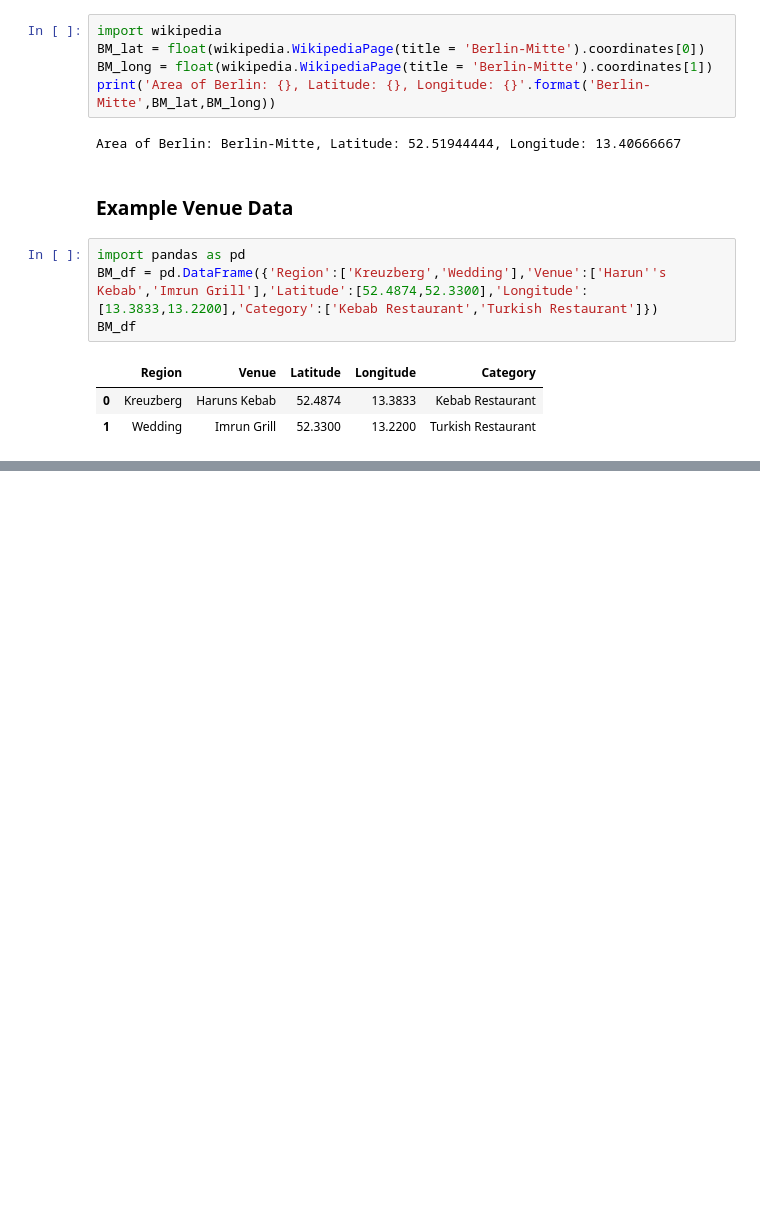
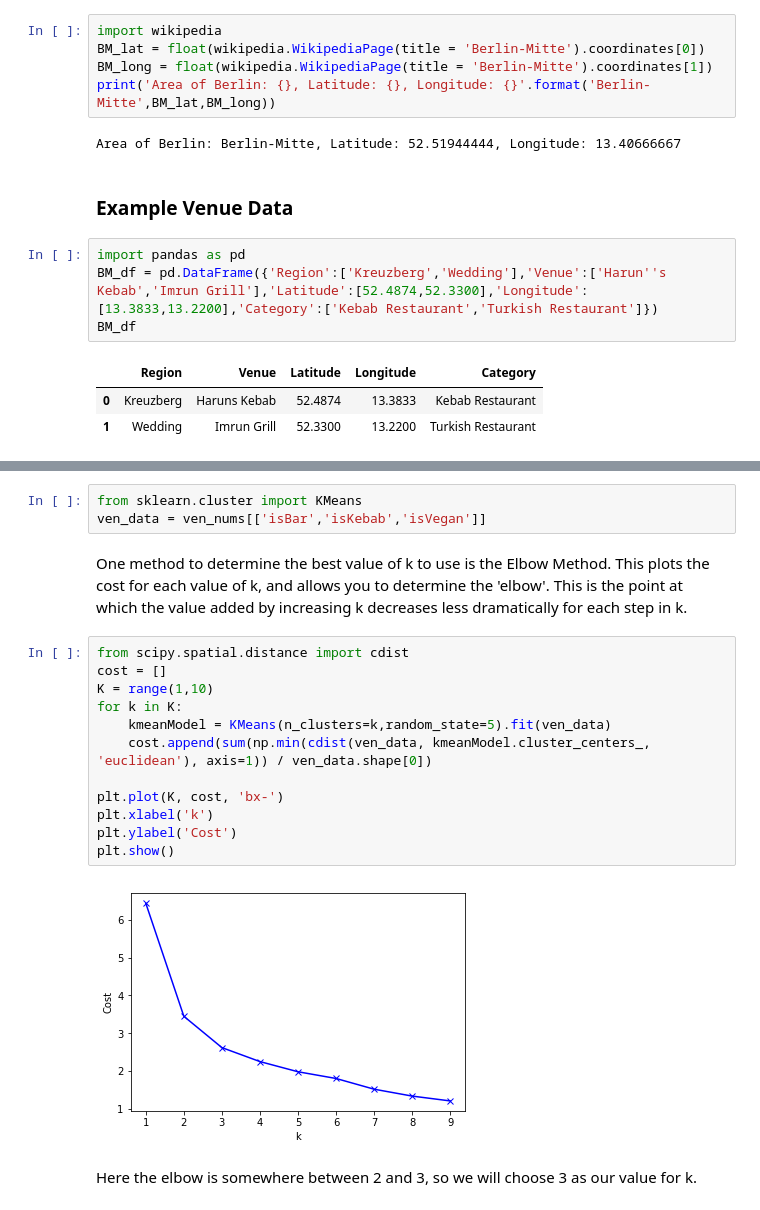
Before and after one commit to JSHoare/DS_Pro_Cap, a Jupyter notebook: Meat-Free Kebab Location Report.ipynb, the cells around one changed output, grey strips where cells are left out. Drawn from its saved outputs; the diff is of its cells as text; blank space fills up the shorter version.

```diff
--- a/Meat-Free Kebab Location Report.ipynb
+++ b/Meat-Free Kebab Location Report.ipynb
@@ -57,0 +664,21 @@ BM_df
+# %%
+from sklearn.cluster import KMeans
+ven_data = ven_nums[['isBar','isKebab','isVegan']]
+# %% [markdown]
+One method to determine the best value of k to use is the Elbow Method.  This plots the cost for each value of k, and allows you to determine the 'elbow'.  This is the point at which the value added by increasing k decreases less dramatically for each step in k.
+# %%
+from scipy.spatial.distance import cdist
+cost = []
+K = range(1,10)
+for k in K:
+    kmeanModel = KMeans(n_clusters=k,random_state=5).fit(ven_data)
+    cost.append(sum(np.min(cdist(ven_data, kmeanModel.cluster_centers_, 'euclidean'), axis=1)) / ven_data.shape[0])
+
+plt.plot(K, cost, 'bx-')
+plt.xlabel('k')
+plt.ylabel('Cost')
+plt.show()
+# %% [output]
+[figure, added]
+# %% [markdown]
+Here the elbow is somewhere between 2 and 3, so we will choose 3 as our value for k.
```
Also changed, not shown: parts of 87 cells of this notebook.
